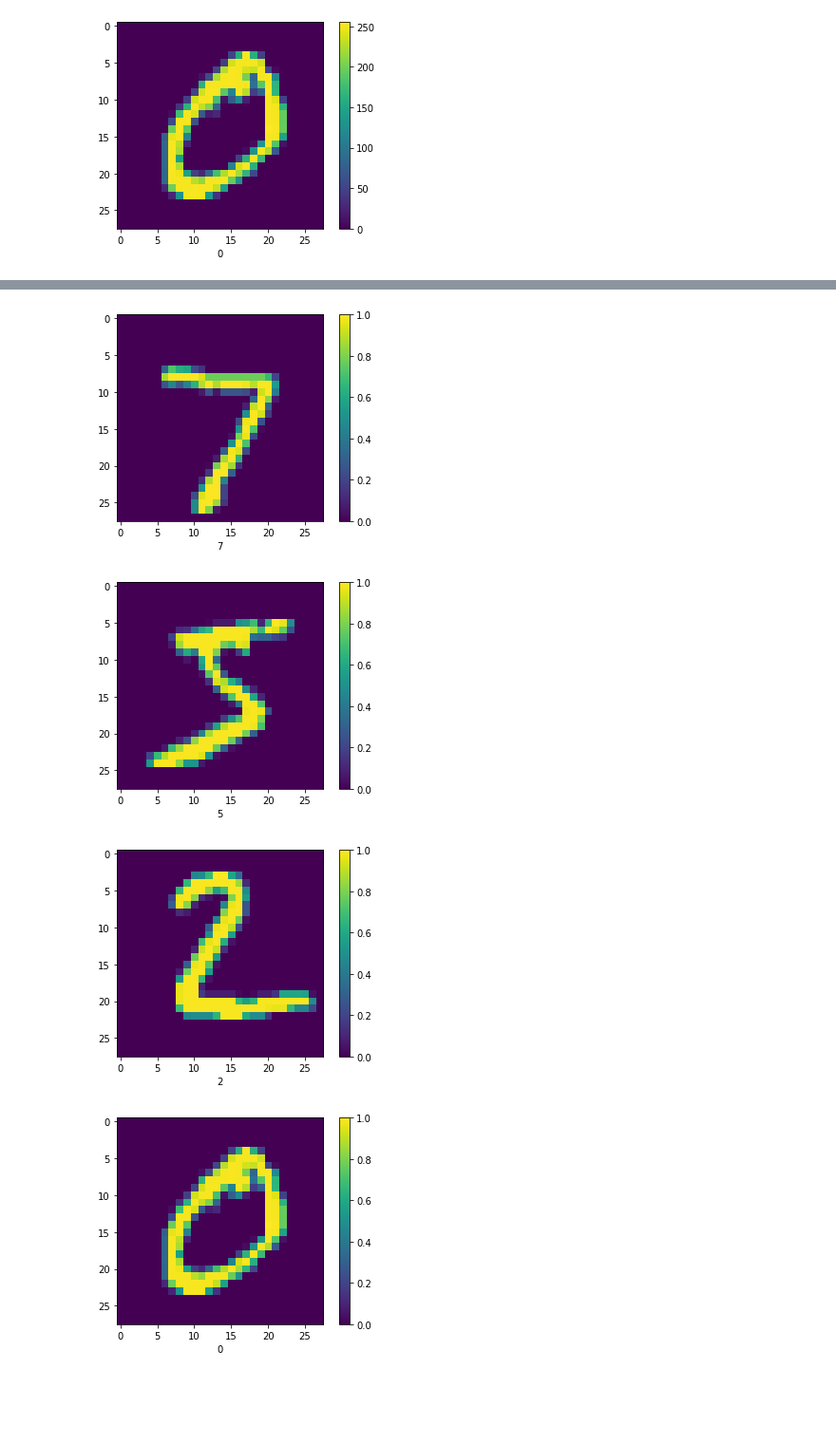
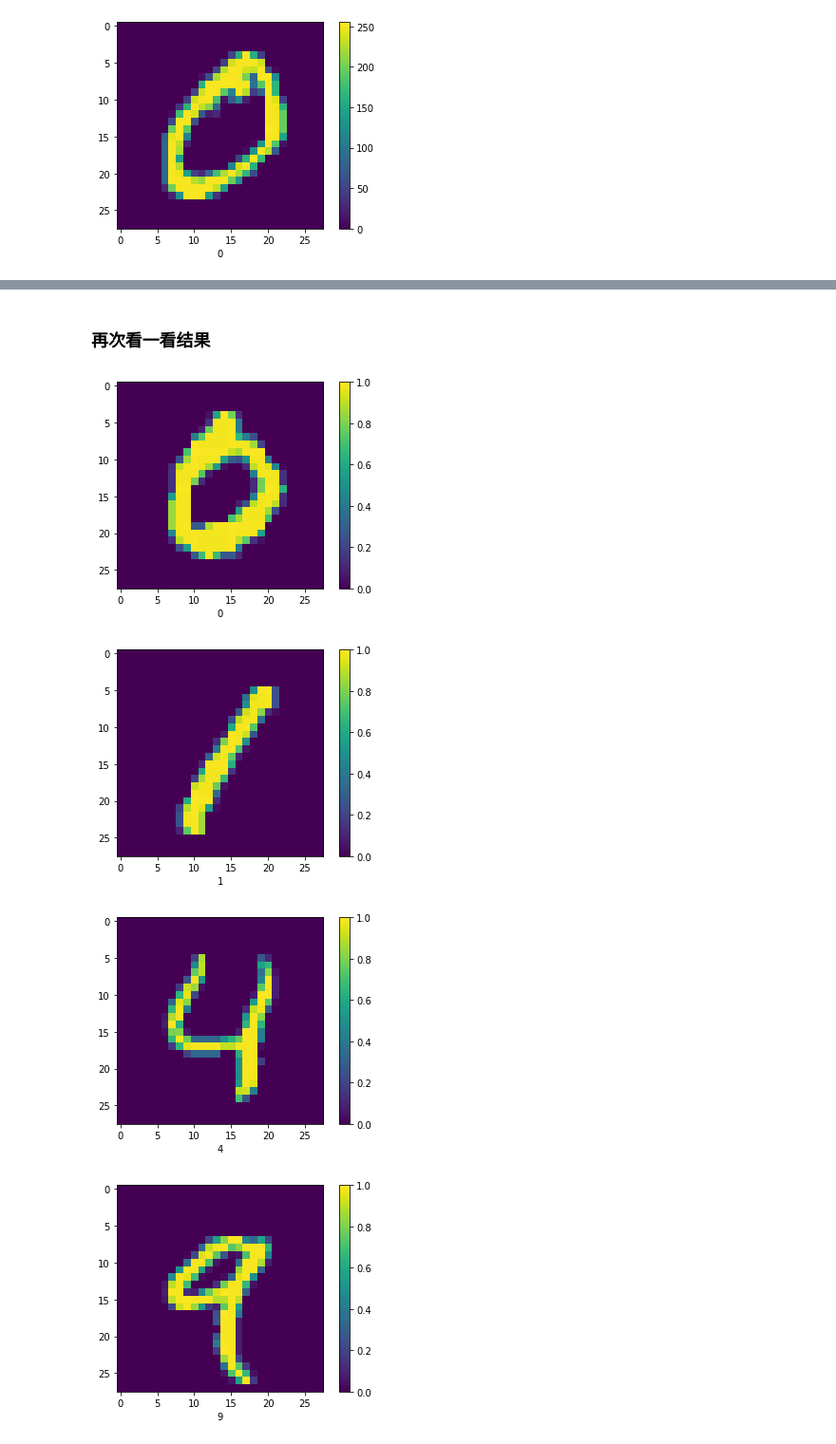
Before and after one commit to Phantom-Ren/PR_TH, a Jupyter notebook: Linear1.ipynb, the cells around one changed output, grey strips where cells are left out. Shown: that part at 95% size. Drawn from its saved outputs; the diff is of its cells as text; code cells hidden in the pictures; blank space fills up the shorter version.

```diff
--- a/Linear1.ipynb
+++ b/Linear1.ipynb
@@ -65,18 +85,20 @@ for i in range(0,2):
 # %%
 train_dataset_np=train_dataset_np/255.0
 test_dataset_np=test_dataset_np/255.0
+# %% [markdown]
+### 再次看一看结果
 # %%
-for i in range(0,2):
+for i in range(3,5):
   plt.imshow(test_dataset_np[i,:,:])
   plt.xlabel(test_labels_np[i])
   plt.colorbar()
   plt.show()
   plt.imshow(train_dataset_np[i,:,:])
   plt.xlabel(train_labels_np[i])
   plt.colorbar()
   plt.show()
 # %% [output]
-[figure, old version]
+[figure, new version]
-[figure, old version]
+[figure, new version]
-[figure, old version]
+[figure, new version]
-[figure, old version]
+[figure, new version]
```
Also changed, not shown: parts of 23 cells of this notebook.
